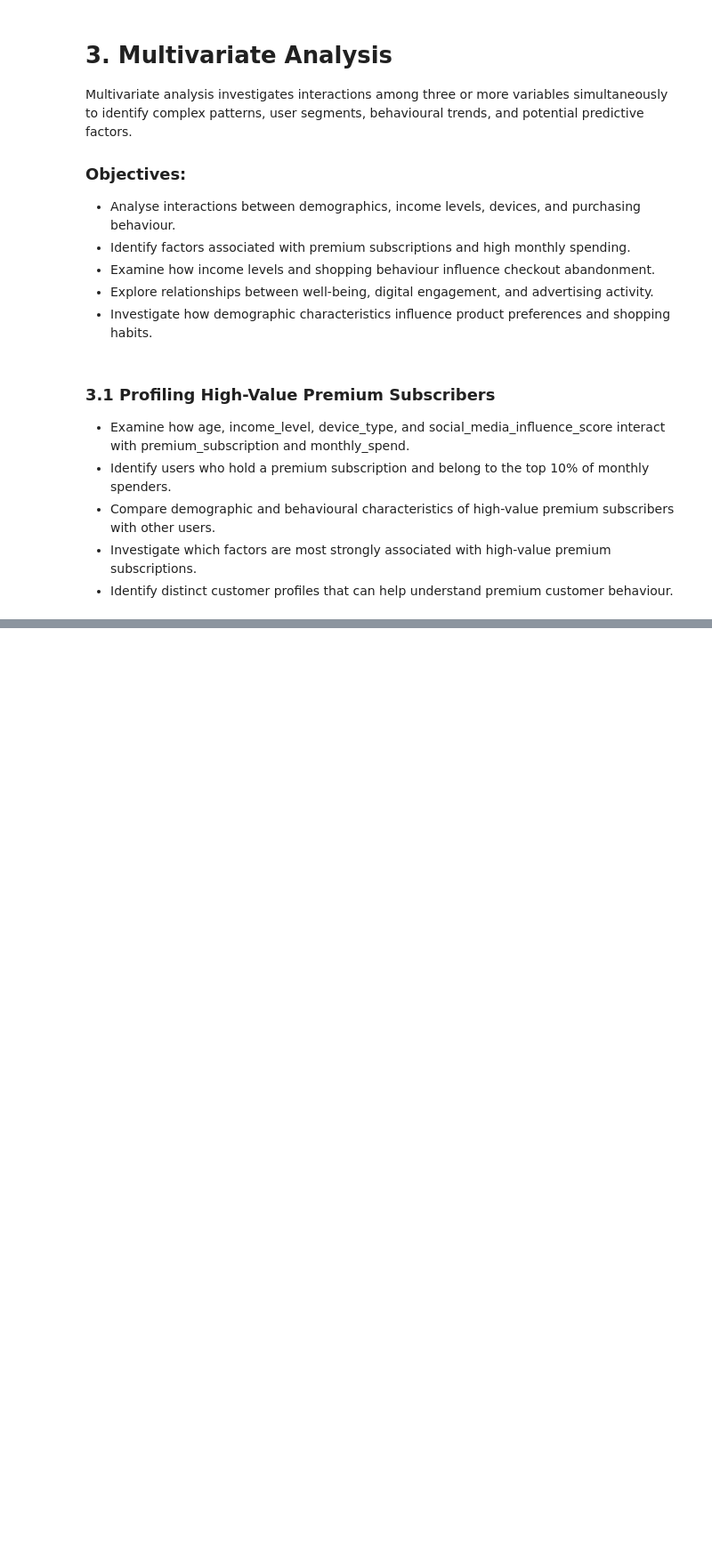
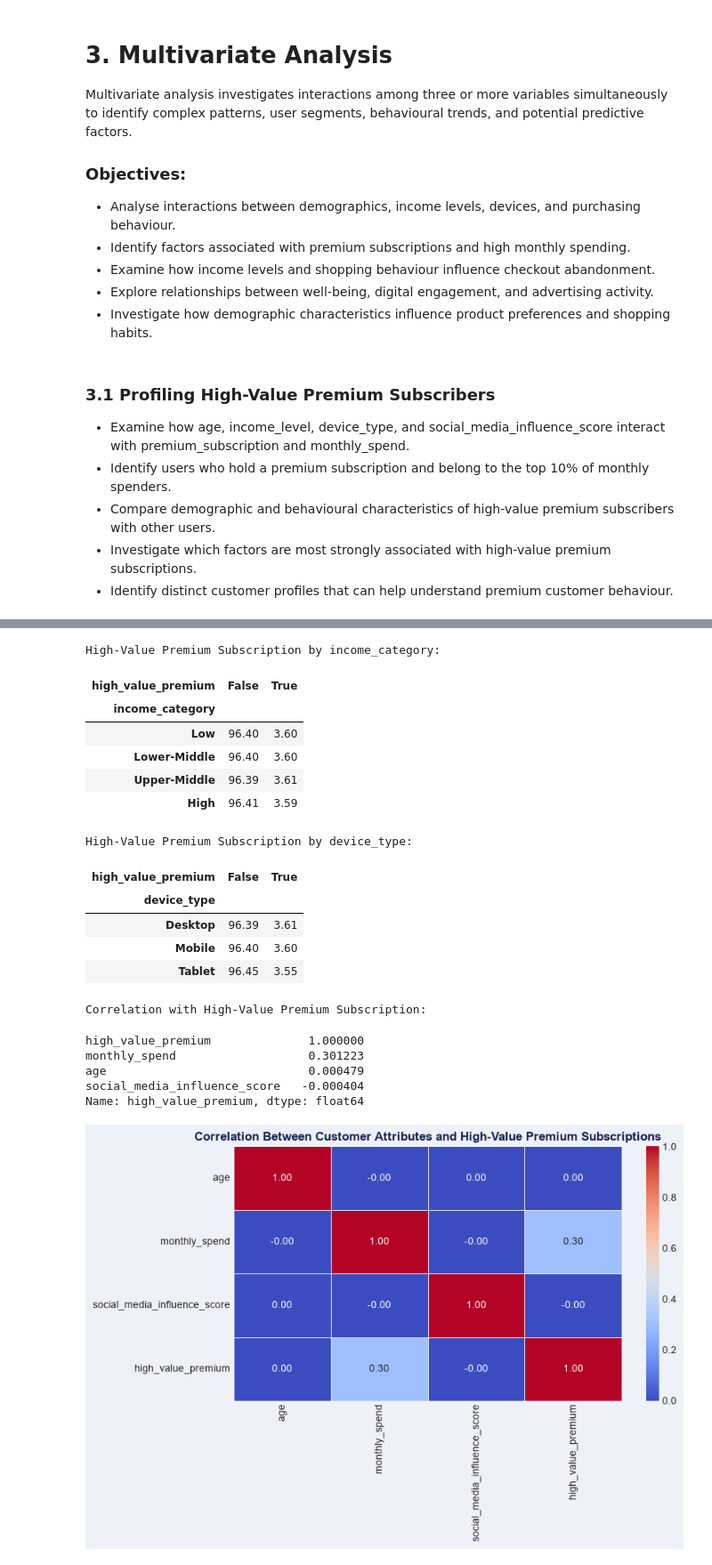
Before and after one commit to therishita/E-CommerceShopperBehaviorAnalysis.TMP, a Jupyter notebook: Ecommerce_Shopper_Analysis.ipynb, the cells around one changed output, grey strips where cells are left out. Shown at 89% size. Saved outputs shown, nothing was run; the diff lists cells and outputs as text; code cells hidden in the pictures; blank space fills up the shorter version.

Commit message:
Completed multivariate analysis

```diff
--- a/Ecommerce_Shopper_Analysis.ipynb
+++ b/Ecommerce_Shopper_Analysis.ipynb
@@ -1871,0 +2024,75 @@ Multivariate analysis investigates interactions among three or more variables si
+# %%
+
+# 3.3 Identifying Factors Associated with High-Value Premium Subscriptions
+
+# Categorical variable analysis
+categorical_features = [
+    'income_category',
+    'device_type'
+]
+
+for column in categorical_features:
+
+    print(f"\nHigh-Value Premium Subscription by {column}:")
+
+    result = pd.crosstab(
+        df[column],
+        df['high_value_premium'],
+        normalize='index'
+    ).mul(100).round(2)
+
+    display(result)
+
+# Numerical variable analysis
+numerical_features = [
+    'age',
+    'monthly_spend',
+    'social_media_influence_score'
+]
+
+correlation = df[
+    numerical_features + ['high_value_premium']
+].corr(numeric_only=True)
+
+print("\nCorrelation with High-Value Premium Subscription:")
+display(
+    correlation['high_value_premium'].sort_values(
+        ascending=False
+    )
+)
+
+# Correlation heatmap
+plt.figure(figsize=(9, 6))
+
+sns.heatmap(
+    correlation,
+    annot=True,
+    cmap='coolwarm',
+    fmt='.2f',
+    linewidths=0.5
+)
+
+plt.title('Correlation Between Customer Attributes and High-Value Premium Subscriptions')
+plt.tight_layout()
+plt.show()
+# %% [output]
+High-Value Premium Subscription by income_category:
+| high_value_premium | False | True |
+| income_category |  |  |
+| Low | 96.40 | 3.60 |
+| Lower-Middle | 96.40 | 3.60 |
+| Upper-Middle | 96.39 | 3.61 |
+| High | 96.41 | 3.59 |
+High-Value Premium Subscription by device_type:
+| high_value_premium | False | True |
+| device_type |  |  |
+| Desktop | 96.39 | 3.61 |
+| Mobile | 96.40 | 3.60 |
+| Tablet | 96.45 | 3.55 |
+Correlation with High-Value Premium Subscription:
+high_value_premium              1.000000
+monthly_spend                   0.301223
+age                             0.000479
+social_media_influence_score   -0.000404
+Name: high_value_premium, dtype: float64
+[figure, added]
```
Also changed, not shown: parts of 10 cells of this notebook.
